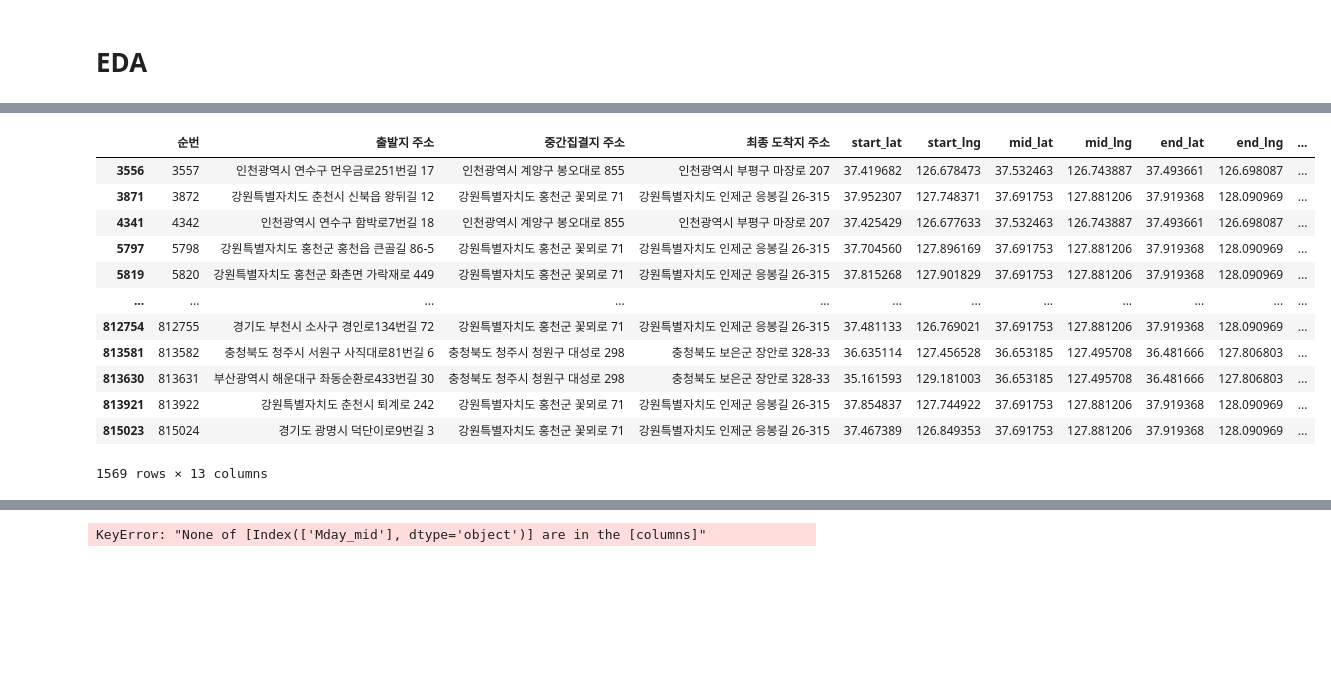
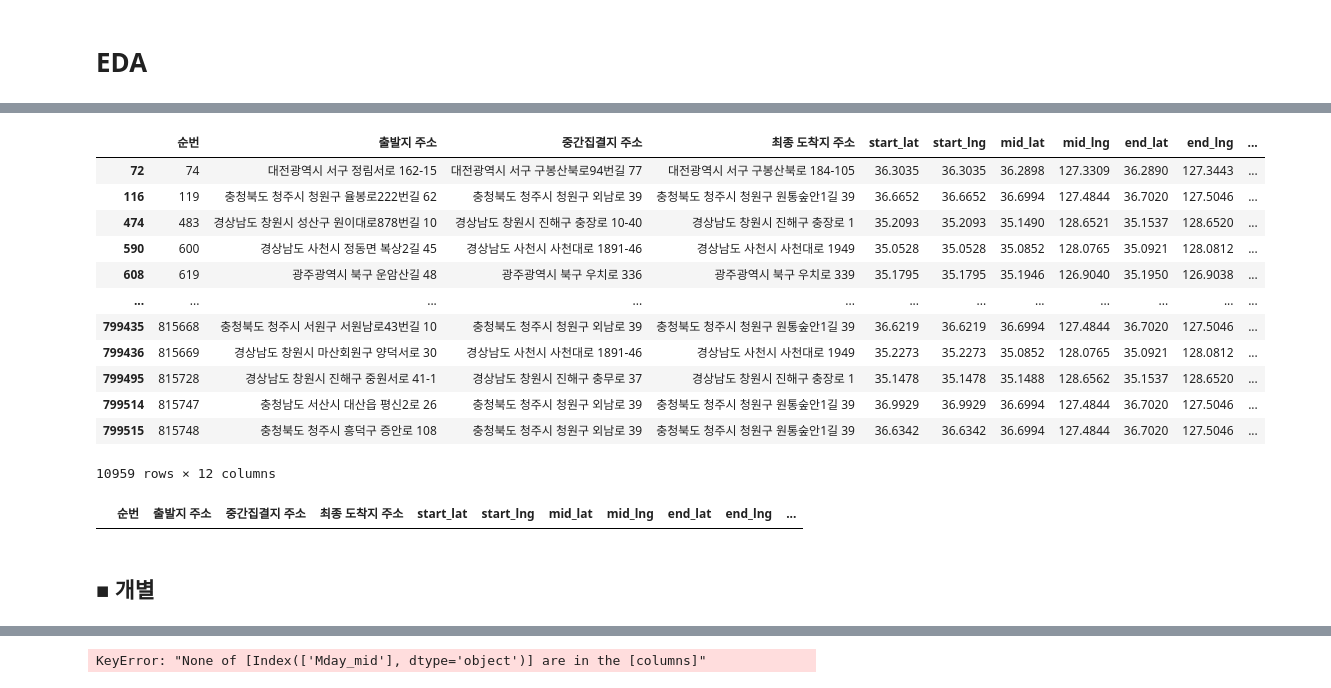
Before and after one commit to DSjayjang/Project, a Jupyter notebook: Crawling/EDA.ipynb, the cells around one changed output, grey strips where cells are left out. Saved outputs shown, nothing was run; the diff lists cells and outputs as text; code cells hidden in the pictures; blank space fills up the shorter version.

```diff
--- a/Crawling/EDA.ipynb
+++ b/Crawling/EDA.ipynb
@@ -14,7 +18,7 @@ mpl.rcParams['axes.unicode_minus'] = False
 # %%
 # data load
 df = pd.read_excel(r'.\datasets\250716.xlsx')
-df_geo = pd.read_csv(r'.\results\df_cum.csv') # 위경도 좌표
+df_geo = pd.read_csv(r'.\datasets\df_geo.csv') # 위경도 좌표
 
 print(df.head())
 print(df_geo.head())
@@ -38,6 +42,14 @@ print(df_geo.head())
 2    3  37.540484  126.867756  37.506451  127.012692  37.503393  129.130509
 3    4  37.517981  127.048764  37.441493  126.996973  37.441493  126.996973
 4    5  35.854689  128.595157  35.863198  128.651230  35.863198  128.651230
+# %%
+# 위경도 소수점 넷 째 자리까지 반올림
+df_geo['start_lat'] = np.around(df_geo['start_lat'], 4)
+df_geo['start_lng'] = np.around(df_geo['start_lat'], 4)
+df_geo['mid_lat'] = np.around(df_geo['mid_lat'], 4)
+df_geo['mid_lng'] = np.around(df_geo['mid_lng'], 4)
+df_geo['end_lat'] = np.around(df_geo['end_lat'], 4)
+df_geo['end_lng'] = np.around(df_geo['end_lng'], 4)
 # %%
 # Merge
 df_merge = pd.merge(df, df_geo, left_on = '순번', right_on = 'num', how = 'left').drop(columns = ['num'])
@@ -66,6 +78,16 @@ print(df_merge.tail(3))
 # statistics
 print(df_merge.shape)
 print(df_merge['이동방법'].value_counts())
+
+# 위경도 NA 확인
+num_na = df_merge.isna().any(axis = 1).sum()
+mask = df_merge.notna().all(axis = 1)
+print('num_na:', num_na)
+
+df_merge = df_merge[mask].reset_index(drop = True)
+print(df_merge)
+# 변환안된 것: 16,233행
+# 사용가능 총: 799,542행
 # %% [output]
 (815775, 13)
 이동방법
@@ -130,38 +164,47 @@ df_group[mask3]
 # %%
-# 중간집결과 최종도착 장소가 다른데, 도착시간이 같은 경우?
-mask1 = df_group['중간집결지 주소'] != df_group['최종 도착지 주소']
+#(중간 장소 != 최종 장소) & (중간 시간 = 도착 시간)
+mask1 = (df_group['mid_lat'] != df_group['end_lat']) | (df_group['mid_lng'] != df_group['end_lng'])
 mask2 = df_group['mid_td'] == df_group['end_td']
 mask3 = mask1 & mask2
 
 df_temp = df_group.loc[mask3].copy()
+df_temp
 # 12,313건 존재
 # 그렇다면 실제로 떨어진 거리는? 위경도로 거리 계산.
 # >> geopy 라이브러리 활용
-from geopy.distance import geodesic
+# from geopy.distance import geodesic
 
-# 우선은 계산되는것만... (위경도 NA값이 있어서)
-def distance(row):
-    try:
-        return geodesic((row['mid_lat'], row['mid_lng']), (row['end_lat'], row['end_lng'])).km
-    except Exception:
-        return np.nan
+# # 우선은 계산되는것만... (위경도 NA값이 있어서)
+# def distance(row):
+#     try:
+#         return geodesic((row['mid_lat'], row['mid_lng']), (row['end_lat'], row['end_lng'])).km
+#     except Exception:
+#         return np.nan
 
-df_temp['mid_to_end'] = df_temp.apply(distance, axis = 1)
+# df_temp['mid_to_end'] = df_temp.apply(distance, axis = 1)
 
-df_temp[df_temp[df_temp.notna()]['mid_to_end'] > 3]
-# 1시간에 늦어도 3km를 걷는다고 하면, 3km 이상 떨어진 것은 데이터가 잘못된 것이다.
-# 1569건 존재.
+# df_temp[df_temp[df_temp.notna()]['mid_to_end'] > 3]
+# # 가정: "1시간에 늦어도 3km를 걷는다고 하면, 3km 이상 떨어진 것은 데이터가 잘못된 것이다."
+# # 2562건 존재.
 # %% [output]
 |  | 순번 | 출발지 주소 | 중간집결지 주소 | 최종 도착지 주소 | start_lat | start_lng | mid_lat | mid_lng | end_lat | end_lng | ... |
-| 3556 | 3557 | 인천광역시 연수구 먼우금로251번길 17 | 인천광역시 계양구 봉오대로 855 | 인천광역시 부평구 마장로 207 | 37.419682 | 126.678473 | 37.532463 | 126.743887 | 37.493661 | 126.698087 | ... |
-| 3871 | 3872 | 강원특별자치도 춘천시 신북읍 왕뒤길 12 | 강원특별자치도 홍천군 꽃뫼로 71 | 강원특별자치도 인제군 응봉길 26-315 | 37.952307 | 127.748371 | 37.691753 | 127.881206 | 37.919368 | 128.090969 | ... |
-| 4341 | 4342 | 인천광역시 연수구 함박로7번길 18 | 인천광역시 계양구 봉오대로 855 | 인천광역시 부평구 마장로 207 | 37.425429 | 126.677633 | 37.532463 | 126.743887 | 37.493661 | 126.698087 | ... |
-| 5797 | 5798 | 강원특별자치도 홍천군 홍천읍 큰골길 86-5 | 강원특별자치도 홍천군 꽃뫼로 71 | 강원특별자치도 인제군 응봉길 26-315 | 37.704560 | 127.896169 | 37.691753 | 127.881206 | 37.919368 | 128.090969 | ... |
-| 5819 | 5820 | 강원특별자치도 홍천군 화촌면 가락재로 449 | 강원특별자치도 홍천군 꽃뫼로 71 | 강원특별자치도 인제군 응봉길 26-315 | 37.815268 | 127.901829 | 37.691753 | 127.881206 | 37.919368 | 128.090969 | ... |
+| 72 | 74 | 대전광역시 서구 정림서로 162-15 | 대전광역시 서구 구봉산북로94번길 77 | 대전광역시 서구 구봉산북로 184-105 | 36.3035 | 36.3035 | 36.2898 | 127.3309 | 36.2890 | 127.3443 | ... |
+| 116 | 119 | 충청북도 청주시 청원구 율봉로222번길 62 | 충청북도 청주시 청원구 외남로 39 | 충청북도 청주시 청원구 원통숲안1길 39 | 36.6652 | 36.6652 | 36.6994 | 127.4844 | 36.7020 | 127.5046 | ... |
+| 474 | 483 | 경상남도 창원시 성산구 원이대로878번길 10 | 경상남도 창원시 진해구 충장로 10-40 | 경상남도 창원시 진해구 충장로 1 | 35.2093 | 35.2093 | 35.1490 | 128.6521 | 35.1537 | 128.6520 | ... |
+| 590 | 600 | 경상남도 사천시 정동면 복상2길 45 | 경상남도 사천시 사천대로 1891-46 | 경상남도 사천시 사천대로 1949 | 35.0528 | 35.0528 | 35.0852 | 128.0765 | 35.0921 | 128.0812 | ... |
+| 608 | 619 | 광주광역시 북구 운암산길 48 | 광주광역시 북구 우치로 336 | 광주광역시 북구 우치로 339 | 35.1795 | 35.1795 | 35.1946 | 126.9040 | 35.1950 | 126.9038 | ... |
 | ... | ... | ... | ... | ... | ... | ... | ... | ... | ... | ... | ... |
-| 812754 | 812755 | 경기도 부천시 소사구 경인로134번길 72 | 강원특별자치도 홍천군 꽃뫼로 71 | 강원특별자치도 인제군 응봉길 26-315 | 37.481133 | 126.769021 | 37.691753 | 127.881206 | 37.919368 | 128.090969 | ... |
-| 813581 | 813582 | 충청북도 청주시 서원구 사직대로81번길 6 | 충청북도 청주시 청원구 대성로 298 | 충청북도 보은군 장안로 328-33 | 36.635114 | 127.456528 | 36.653185 | 127.495708 | 36.481666 | 127.806803 | ... |
-| 813630 | 813631 | 부산광역시 해운대구 좌동순환로433번길 30 | 충청북도 청주시 청원구 대성로 298 | 충청북도 보은군 장안로 328-33 | 35.161593 | 129.181003 | 36.653185 | 127.495708 | 36.481666 | 127.806803 | ... |
-| 813921 | 813922 | 강원특별자치도 춘천시 퇴계로 242 | 강원특별자치도 홍천군 꽃뫼로 71 | 강원특별자치도 인제군 응봉길 26-315 | 37.854837 | 127.744922 | 37.691753 | 127.881206 | 37.919368 | 128.090969 | ... |
-| 815023 | 815024 | 경기도 광명시 덕단이로9번길 3 | 강원특별자치도 홍천군 꽃뫼로 71 | 강원특별자치도 인제군 응봉길 26-315 | 37.467389 | 126.849353 | 37.691753 | 127.881206 | 37.919368 | 128.090969 | ... |
+| 799435 | 815668 | 충청북도 청주시 서원구 서원남로43번길 10 | 충청북도 청주시 청원구 외남로 39 | 충청북도 청주시 청원구 원통숲안1길 39 | 36.6219 | 36.6219 | 36.6994 | 127.4844 | 36.7020 | 127.5046 | ... |
+| 799436 | 815669 | 경상남도 창원시 마산회원구 양덕서로 30 | 경상남도 사천시 사천대로 1891-46 | 경상남도 사천시 사천대로 1949 | 35.2273 | 35.2273 | 35.0852 | 128.0765 | 35.0921 | 128.0812 | ... |
+| 799495 | 815728 | 경상남도 창원시 진해구 중원서로 41-1 | 경상남도 창원시 진해구 충무로 37 | 경상남도 창원시 진해구 충장로 1 | 35.1478 | 35.1478 | 35.1488 | 128.6562 | 35.1537 | 128.6520 | ... |
+| 799514 | 815747 | 충청남도 서산시 대산읍 평신2로 26 | 충청북도 청주시 청원구 외남로 39 | 충청북도 청주시 청원구 원통숲안1길 39 | 36.9929 | 36.9929 | 36.6994 | 127.4844 | 36.7020 | 127.5046 | ... |
+| 799515 | 815748 | 충청북도 청주시 흥덕구 증안로 108 | 충청북도 청주시 청원구 외남로 39 | 충청북도 청주시 청원구 원통숲안1길 39 | 36.6342 | 36.6342 | 36.6994 | 127.4844 | 36.7020 | 127.5046 | ... |
-1569 rows × 13 columns
+10959 rows × 12 columns
+# %%
+# 중간집결 시간이 최종도착 시간 보다 늦은 경우?
+df_group[df_group['mid_td'] > df_group['end_td']]
+# 없다. 정상.
+# %% [output]
+|  | 순번 | 출발지 주소 | 중간집결지 주소 | 최종 도착지 주소 | start_lat | start_lng | mid_lat | mid_lng | end_lat | end_lng | ... |
+# %% [markdown]
+## ■ 개별
```
Also changed, not shown: parts of 11 cells of this notebook.
